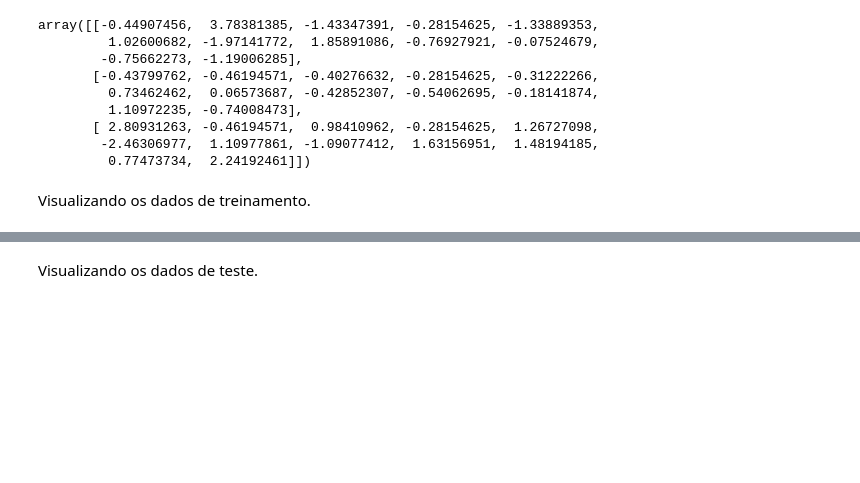
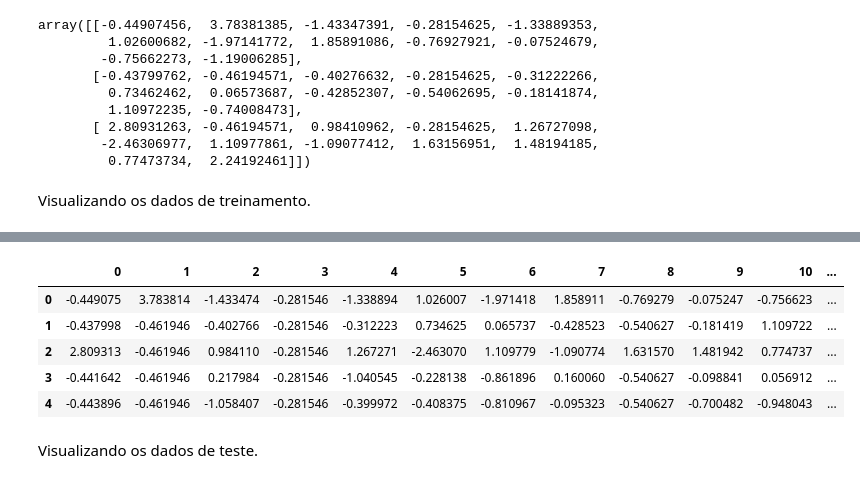
Before and after one commit to Lenoxel/modelos-preditivos-classicos, a Jupyter notebook: notebooks/atividade-05/atividade-05.ipynb, the cells around one changed output, grey strips where cells are left out. Saved outputs shown, nothing was run; the diff lists cells and outputs as text; code cells hidden in the pictures; blank space fills up the shorter version.

```diff
--- a/notebooks/atividade-05/atividade-05.ipynb
+++ b/notebooks/atividade-05/atividade-05.ipynb
@@ -163,2 +165,4 @@ Import StandardScaler do Scikit-learn.
+# %%
+scaler = StandardScaler()
 # %% [markdown]
 Converta as variáveis independentes com o StandardScaler
@@ -168,2 +169,4 @@ StandardScaler()
+# %%
+X_train_scaled = scaler.fit_transform(X_train)
 # %% [markdown]
 Use o método .transform () para transformar os parâmetros em uma versão padronizada.
@@ -205,2 +189,11 @@ memory usage: 36.0 KB
+# %%
+display(pd.DataFrame(X_train_scaled).head())
+# %% [output]
+|  | 0 | 1 | 2 | 3 | 4 | 5 | 6 | 7 | 8 | 9 | 10 | ... |
+| 0 | -0.449075 | 3.783814 | -1.433474 | -0.281546 | -1.338894 | 1.026007 | -1.971418 | 1.858911 | -0.769279 | -0.075247 | -0.756623 | ... |
+| 1 | -0.437998 | -0.461946 | -0.402766 | -0.281546 | -0.312223 | 0.734625 | 0.065737 | -0.428523 | -0.540627 | -0.181419 | 1.109722 | ... |
+| 2 | 2.809313 | -0.461946 | 0.984110 | -0.281546 | 1.267271 | -2.463070 | 1.109779 | -1.090774 | 1.631570 | 1.481942 | 0.774737 | ... |
+| 3 | -0.441642 | -0.461946 | 0.217984 | -0.281546 | -1.040545 | -0.228138 | -0.861896 | 0.160060 | -0.540627 | -0.098841 | 0.056912 | ... |
+| 4 | -0.443896 | -0.461946 | -1.058407 | -0.281546 | -0.399972 | -0.408375 | -0.810967 | -0.095323 | -0.540627 | -0.700482 | -0.948043 | ... |
 # %% [markdown]
 Visualizando os dados de teste.
```
Also changed, not shown: parts of 29 cells of this notebook, 1 other file.
